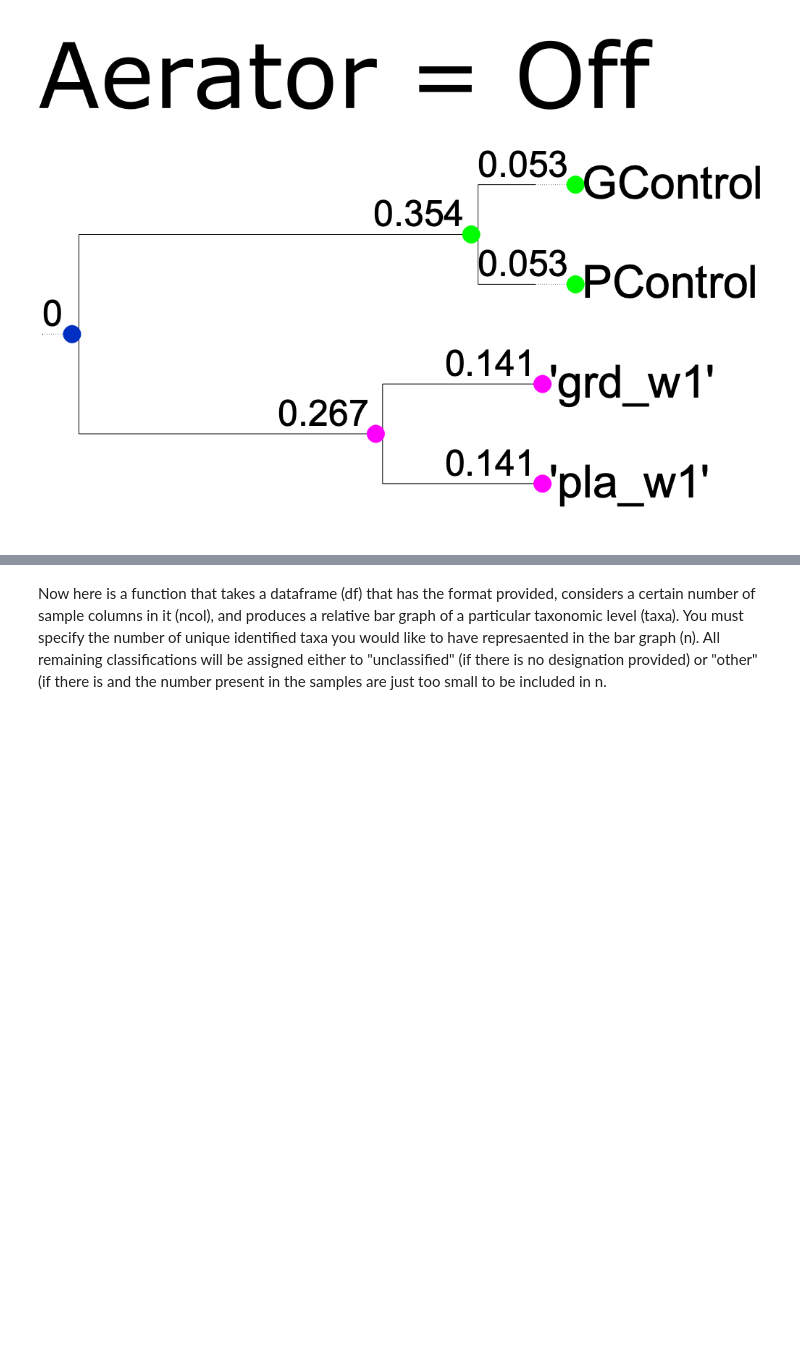
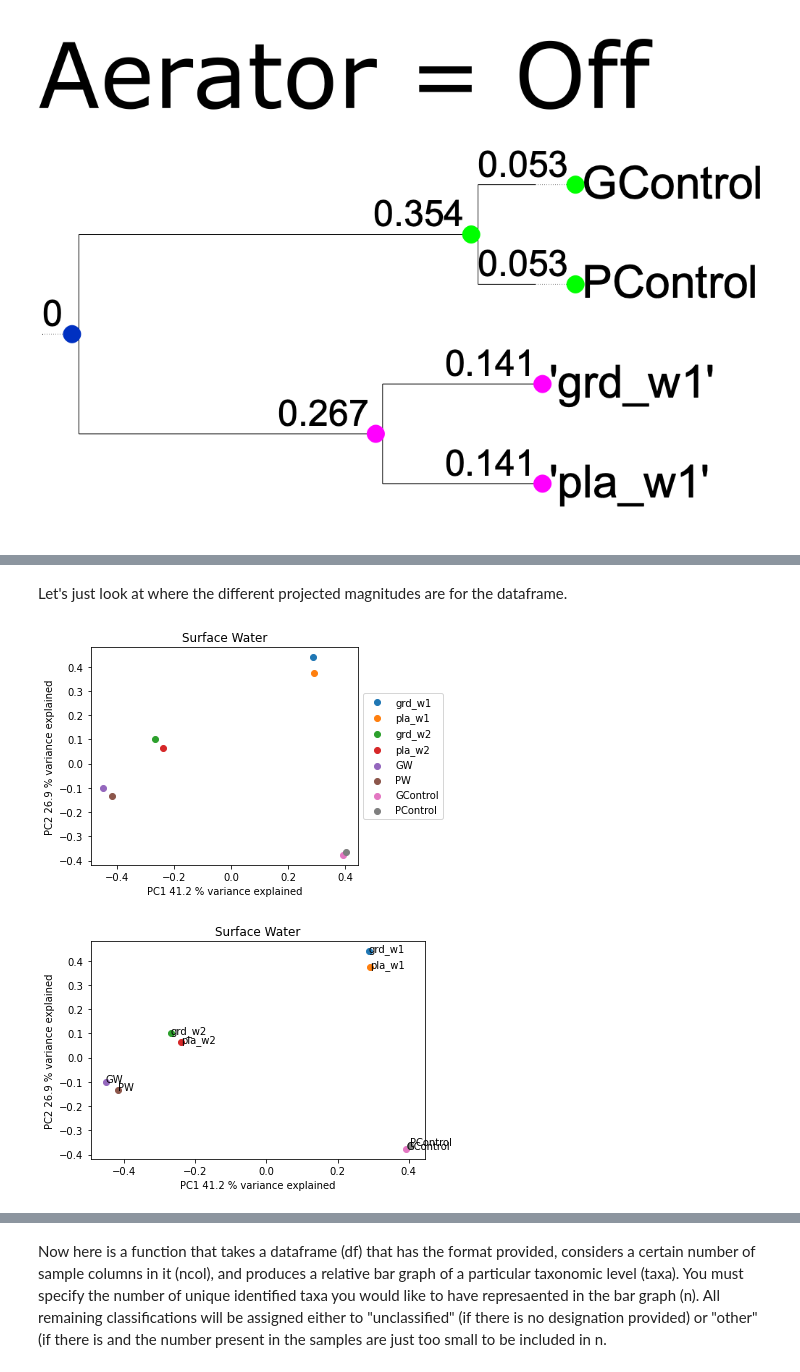
Before and after one commit to astrophysically/some_bio_plots, a Jupyter notebook: Bio_Anal_NEW.ipynb, the cells around one changed output, grey strips where cells are left out. Cells and saved outputs as stored; diff of their text form; code cells hidden in the pictures; blank space fills up the shorter version.

```diff
--- a/Bio_Anal_NEW.ipynb
+++ b/Bio_Anal_NEW.ipynb
@@ -405,0 +435,34 @@ create_cluster_map(df,aeratoroff,'Aerator = Off')
+# %%
+def plot_pcoa_lab(df,labels,title):
+    from skbio.diversity import beta_diversity
+    from skbio.stats.ordination import pcoa
+    data = df[labels]
+    data_T = data.T
+    ids = list(labels)
+    bc_dm = beta_diversity("braycurtis",data_T, ids)
+    bc_pc = pcoa(bc_dm)
+    xvals = bc_pc.samples['PC1']
+    yvals = bc_pc.samples['PC2']
+    fig = plt.figure()
+    ax = plt.subplot(111)
+
+    # Shrink current axis by 20%
+    #box = ax.get_position()
+    #ax.set_position([box.x0, box.y0, box.width * 0.8, box.height])
+
+    for ind, txt in enumerate(labels):
+        ax.scatter(xvals[ind],yvals[ind],
+            label=ids[ind])
+        ax.annotate(txt, (xvals[ind],yvals[ind]))
+    ax.set_xlabel("PC1 "+str(round(100*bc_pc.proportion_explained[0],2))+' % variance explained')
+    ax.set_ylabel("PC2 "+str(round(100*bc_pc.proportion_explained[1],2))+' % variance explained')
+    ax.set_title(title)
+    #ax.legend(loc='center left', bbox_to_anchor=(1, 0.5))
+# %% [markdown]
+Let's just look at where the different projected magnitudes are for the dataframe.
+# %%
+plot_pcoa(df,surface_water,'Surface Water')
+plot_pcoa_lab(df,surface_water,'Surface Water')
+# %% [output]
+[figure, added]
+[figure, added]
```
Also changed, not shown: parts of 24 cells of this notebook.
